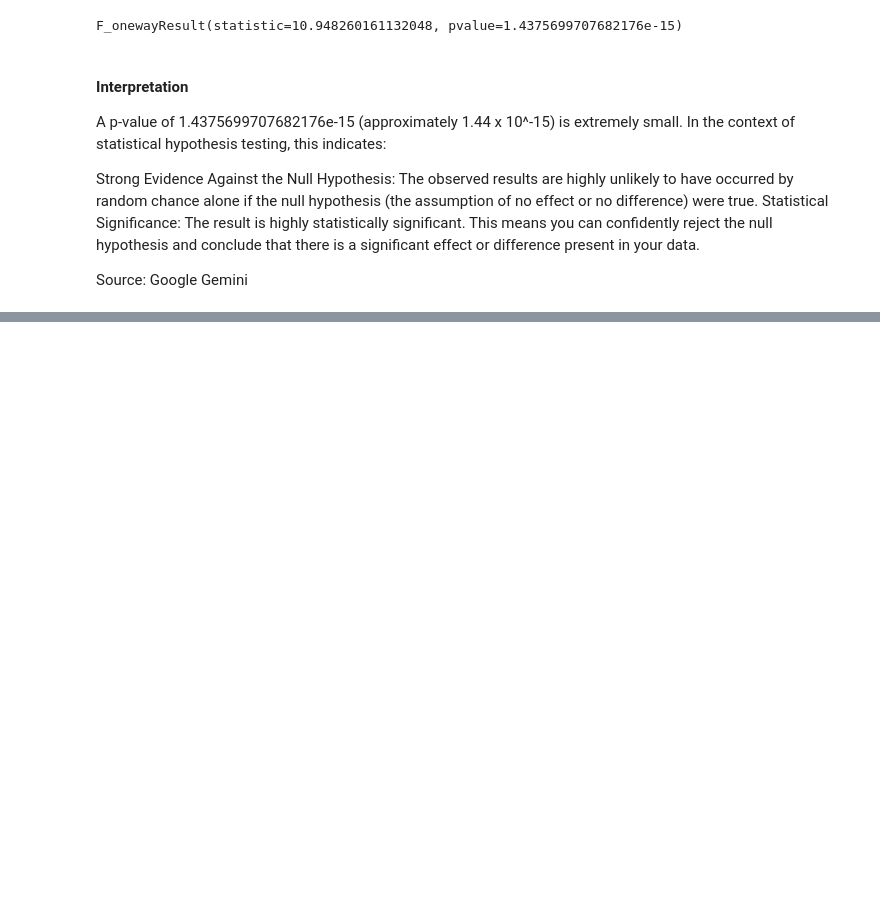
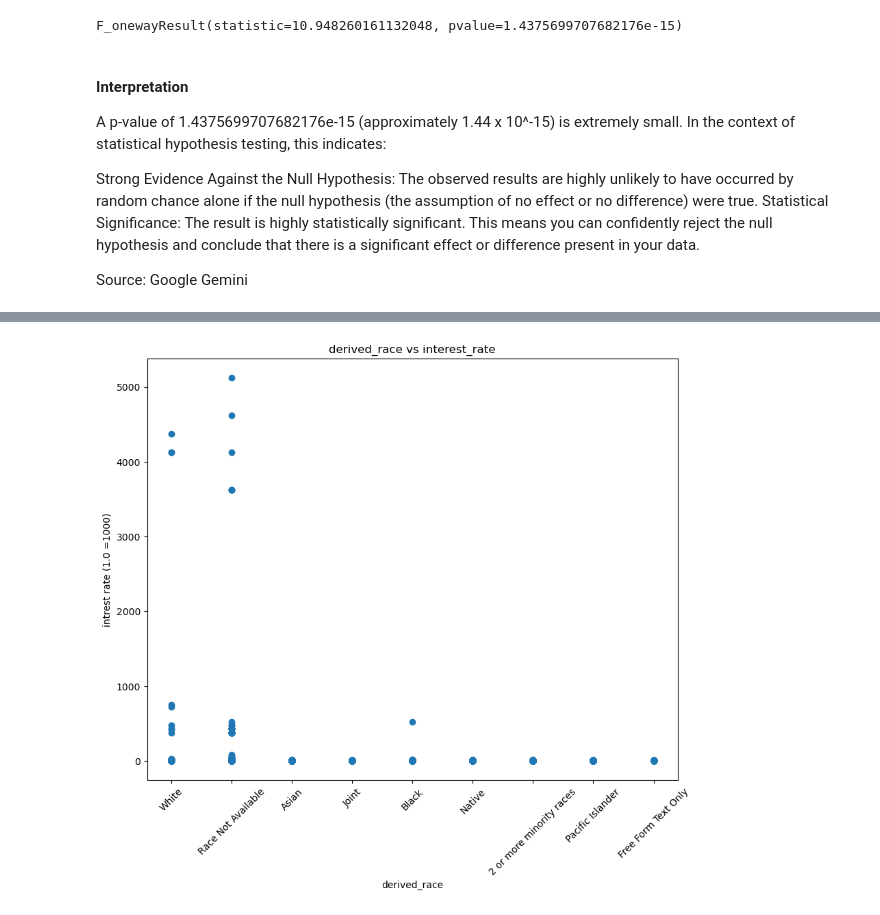
Before and after one commit to PonchoBeBallin/Group_project_Data_Class, a Jupyter notebook: HMDA test.ipynb, the cells around one changed output, grey strips where cells are left out. Drawn from its saved outputs; the diff is of its cells as text; code cells hidden in the pictures; blank space fills up the shorter version.

```diff
--- a/HMDA test.ipynb
+++ b/HMDA test.ipynb
@@ -301,0 +381,10 @@ Source: Google Gemini
+# %%
+df['interest_rate'] = df['interest_rate'].astype(float)
+df['interest_rate'].value_counts().hvplot.bar(
+    title='Bar Graph for interest_rate',
+    xlabel='interest_rate',
+    ylabel='Population [100,000]',
+    rot=90,
+    width=1000,
+    height=600
+)
@@ -301,0 +426,11 @@ Source: Google Gemini
+# %%
+#Brivate and Correlation
+plt.figure(figsize=(10, 8))
+plt.scatter(df['derived_race'], df['interest_rate'])
+plt.title('derived_race vs interest_rate')
+plt.xlabel('derived_race')
+plt.ylabel('intrest rate (1.0 =1000)')
+plt.xticks(rotation=45)  # Rotate the x-label by 45 degrees
+plt.show()
+# %% [output]
+[figure, added]
```
Also changed, not shown: parts of 19 cells of this notebook.
